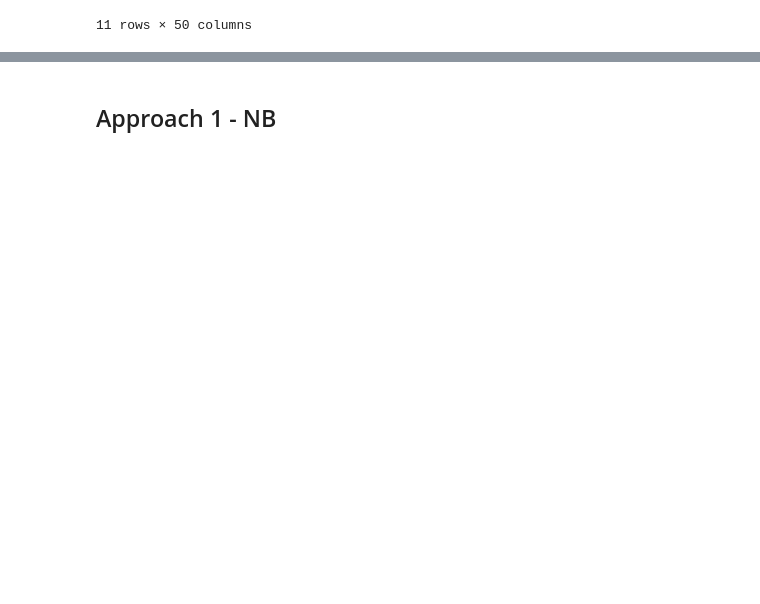
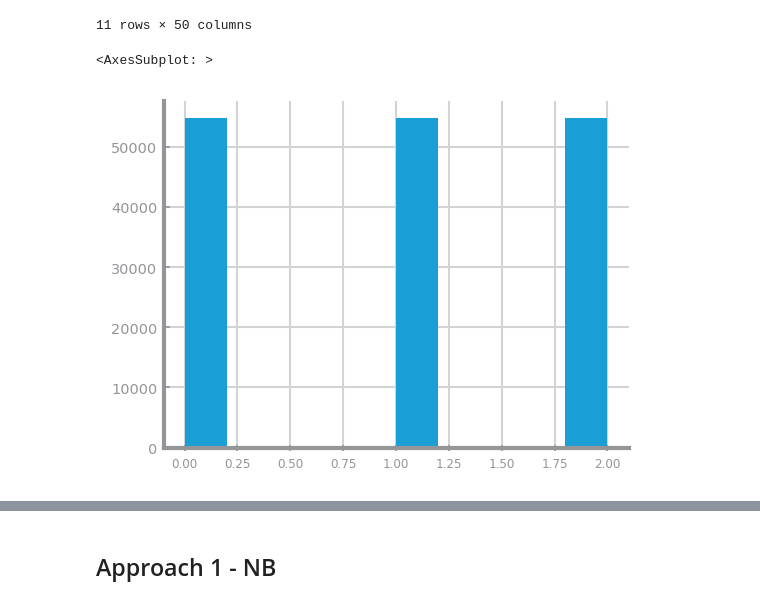
Before and after one commit to AthomsG/data_science, a Jupyter notebook: Lab02/set1.ipynb, the cells around one changed output, grey strips where cells are left out. Drawn from its saved outputs; the diff is of its cells as text; code cells hidden in the pictures; blank space fills up the shorter version.

```diff
--- a/Lab02/set1.ipynb
+++ b/Lab02/set1.ipynb
@@ -234,3 +246,8 @@ df.describe(include='all')
+# %%
+dataset.readmitted.hist()
+# %% [output]
+<AxesSubplot: >
+[figure, added]
 # %%
 import numpy as np
 from pandas import read_csv, concat, unique, DataFrame
```
Also changed, not shown: parts of 9 cells of this notebook, 41 other files.
